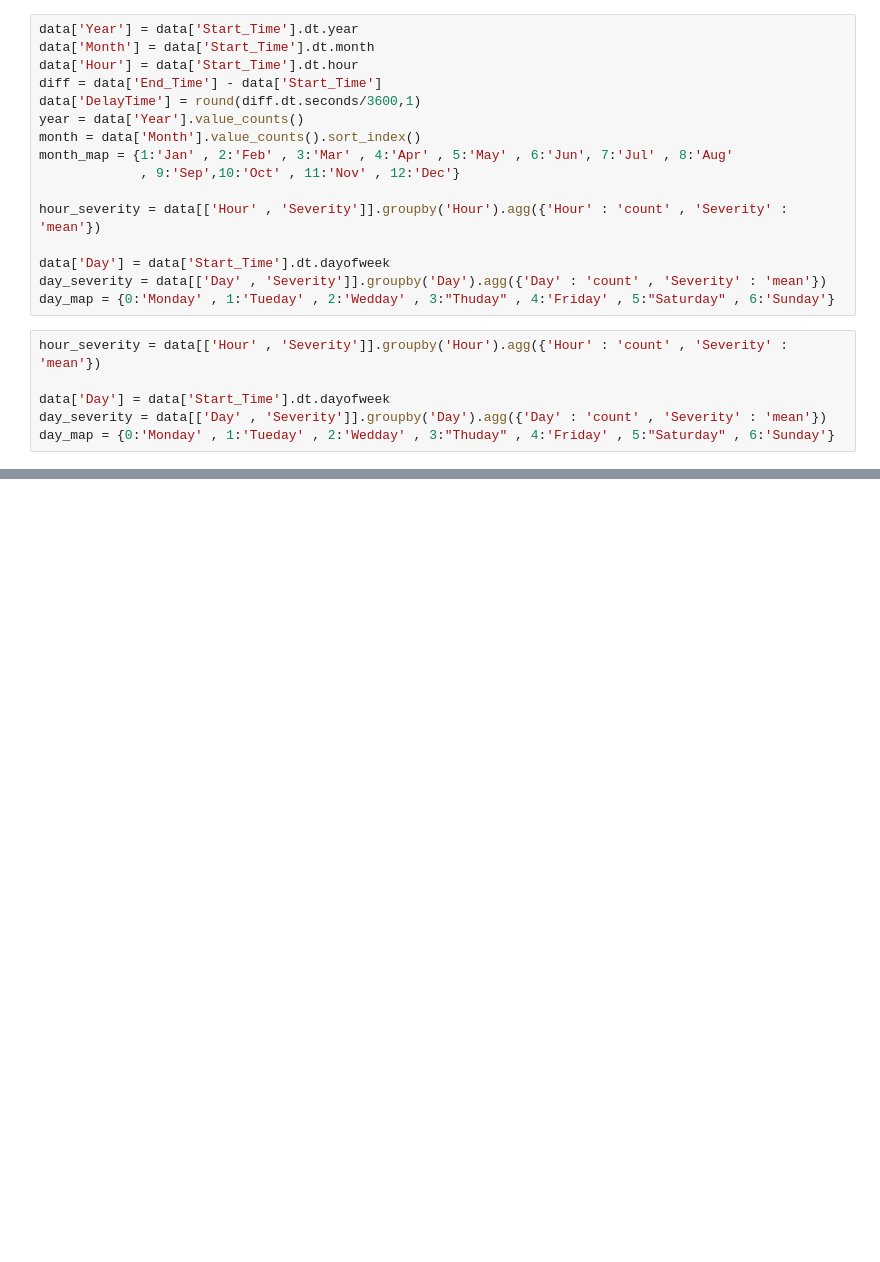
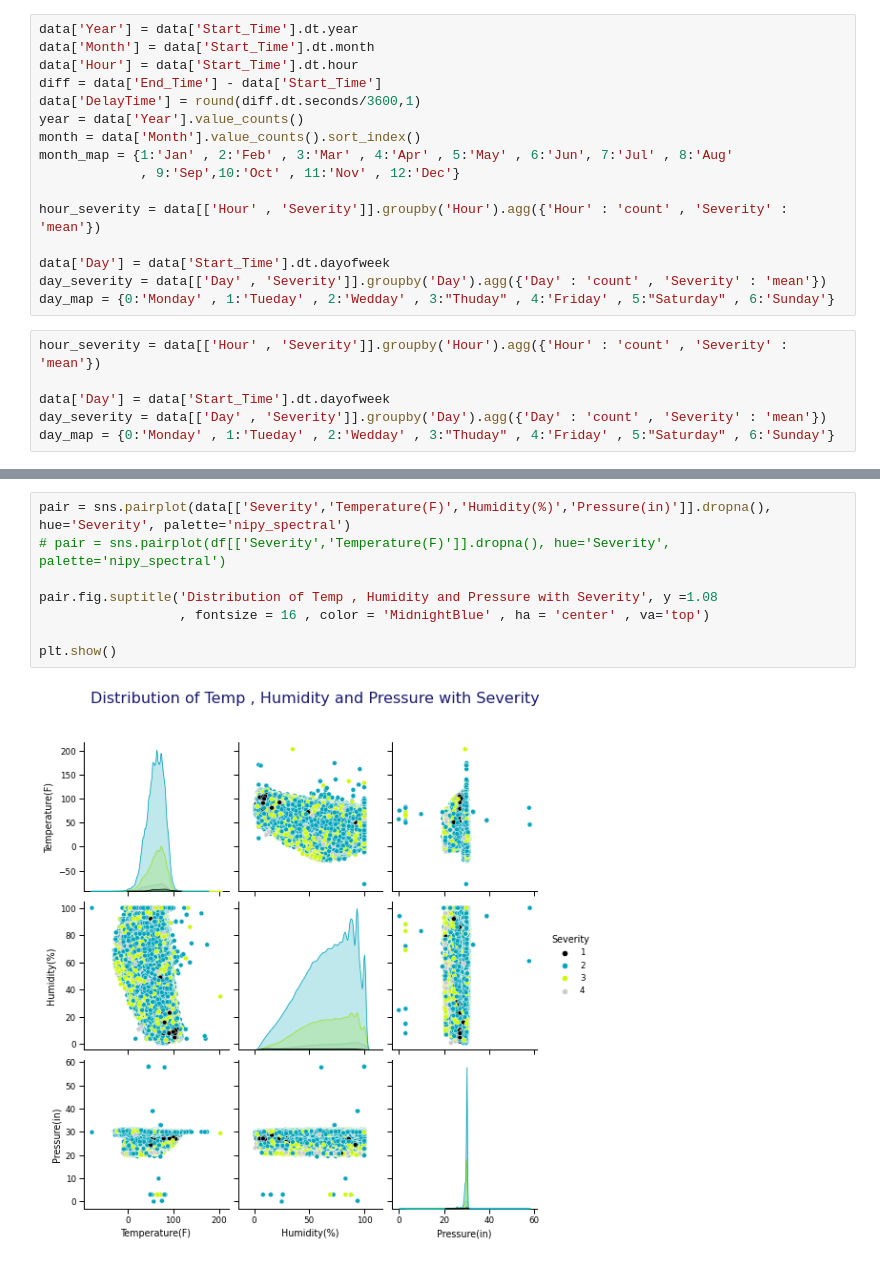
Before and after one commit to Butulparveen/US-Accidents-Severity-Prediction_CMPE255_Project, a Jupyter notebook: us-accidents-severity-prediction.ipynb, the cells around one changed output, grey strips where cells are left out. Drawn from its saved outputs; the diff is of its cells as text; blank space fills up the shorter version.

```diff
--- a/us-accidents-severity-prediction.ipynb
+++ b/us-accidents-severity-prediction.ipynb
@@ -161,0 +331,10 @@ data.groupby(by=['Year', 'Month']).size().plot()
+# %%
+pair = sns.pairplot(data[['Severity','Temperature(F)','Humidity(%)','Pressure(in)']].dropna(), hue='Severity', palette='nipy_spectral')
+# pair = sns.pairplot(df[['Severity','Temperature(F)']].dropna(), hue='Severity', palette='nipy_spectral')
+
+pair.fig.suptitle('Distribution of Temp , Humidity and Pressure with Severity', y =1.08
+                  , fontsize = 16 , color = 'MidnightBlue' , ha = 'center' , va='top')
+
+plt.show()
+# %% [output]
+[figure, added]
```
Also changed, not shown: parts of 59 cells of this notebook.
